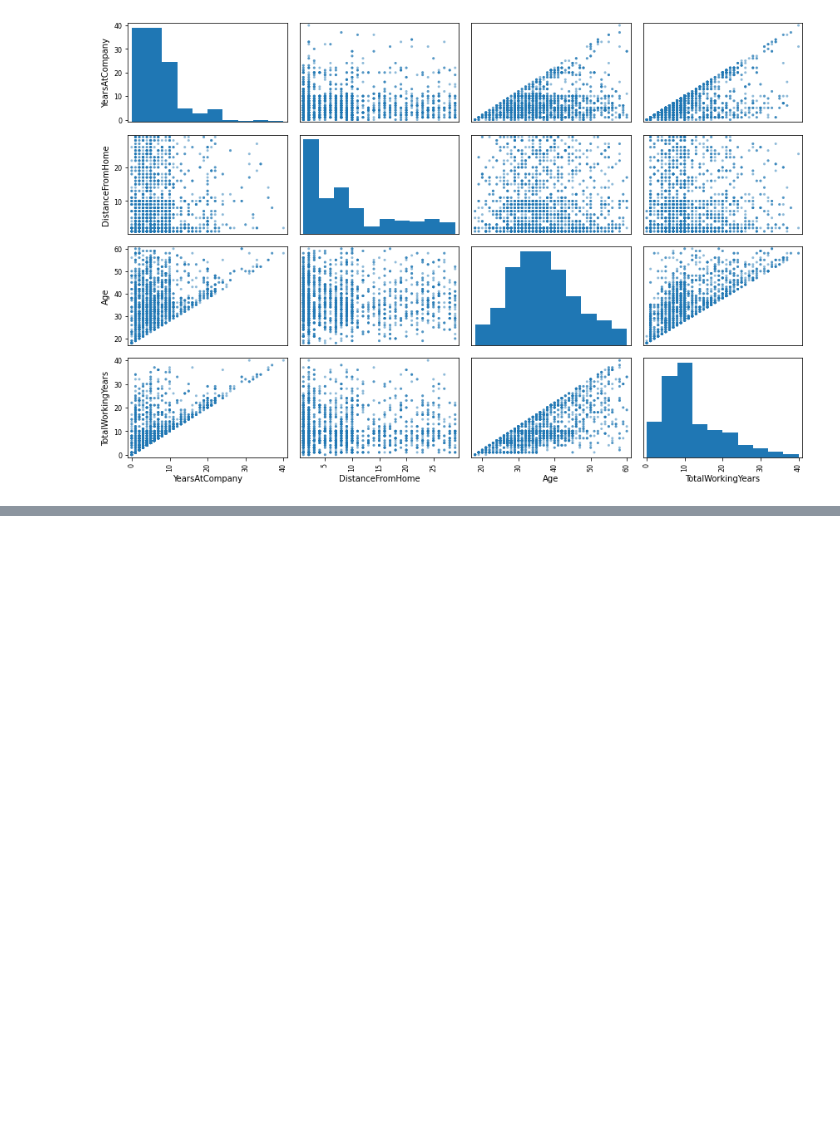
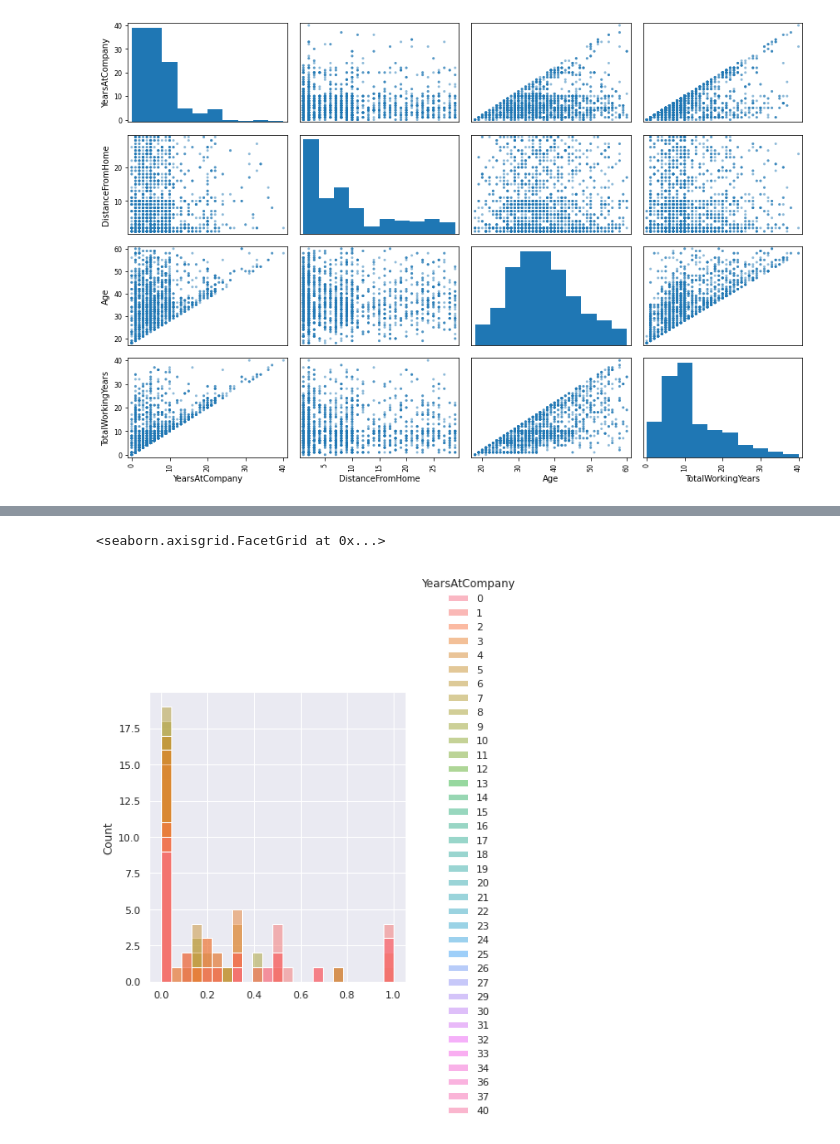
Before and after one commit to Killian-drh/Projet-HR-Analysis, a Jupyter notebook: NoteBook_Projet_IA.ipynb, the cells around one changed output, grey strips where cells are left out. Cells and saved outputs as stored; diff of their text form; code cells hidden in the pictures; blank space fills up the shorter version.

```diff
--- a/NoteBook_Projet_IA.ipynb
+++ b/NoteBook_Projet_IA.ipynb
@@ -296,0 +377,5 @@ Images and workflowDS folder has been created
+# %%
+sns.displot(heatmap1_data)
+# %% [output]
+<seaborn.axisgrid.FacetGrid at 0x...>
+[figure, added]
```
Also changed, not shown: parts of 6 cells of this notebook.
